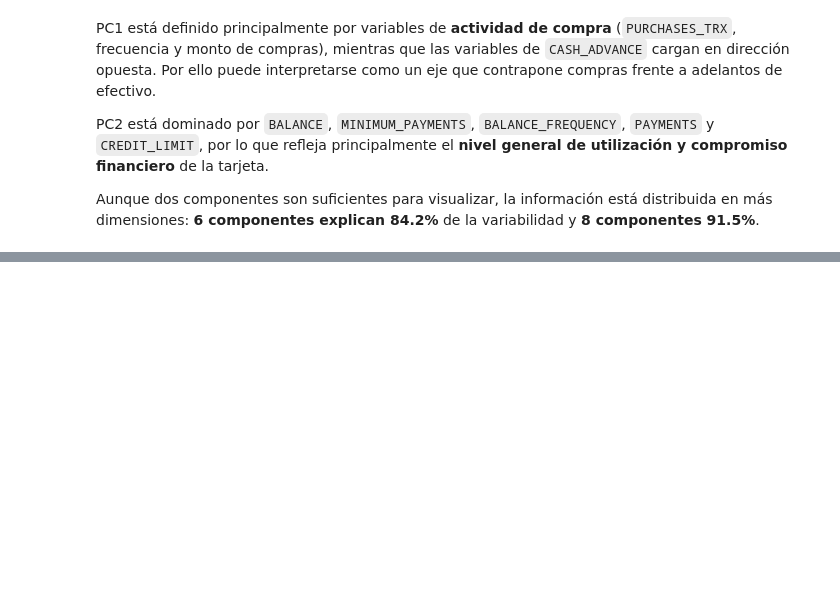
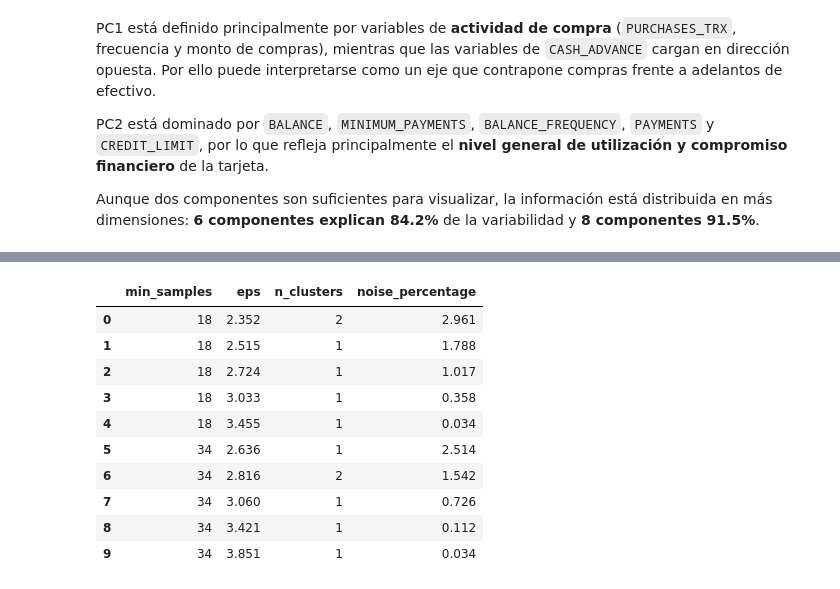
Before and after one commit to gonzalobello77/customer-segmentation, a Jupyter notebook: notebooks/02_segmentation_modeling.ipynb, the cells around one changed output, grey strips where cells are left out. Cells and saved outputs as stored; diff of their text form; code cells hidden in the pictures; blank space fills up the shorter version.

```diff
--- a/notebooks/02_segmentation_modeling.ipynb
+++ b/notebooks/02_segmentation_modeling.ipynb
@@ -710,17 +802,0 @@ El gráfico muestra un incremento más pronunciado aproximadamente alrededor de
-# %%
-eps_values = [1.8, 1.9, 1.95, 2.0, 2.2, 2.4, 2.6]
-dbscan_results = []
-
-for eps in eps_values:
-    labels = DBSCAN(eps=eps, min_samples=5).fit_predict(X_scaled)
-
-    n_clusters = len(set(labels)) - (1 if -1 in labels else 0)
-    noise_percentage = np.mean(labels == -1) * 100
-
-    dbscan_results.append({
-        "eps": eps,
-        "n_clusters": n_clusters,
-        "noise_percentage": noise_percentage,
-    })
-
-pd.DataFrame(dbscan_results).round(2)
@@ -777,0 +848,55 @@ PCA permitió visualizar parte de esta estructura: las dos primeras componentes
+# %%
+dbscan_results = []
+
+n_features = X_scaled.shape[1]
+
+for min_samples in [n_features + 1, 2 * n_features]:
+
+    neighbors = NearestNeighbors(
+        n_neighbors=min_samples
+    )
+    neighbors.fit(X_scaled)
+
+    distances, _ = neighbors.kneighbors(X_scaled)
+    k_distances = distances[:, -1]
+
+    eps_values = np.quantile(
+        k_distances,
+        [0.90, 0.925, 0.95, 0.975, 0.99]
+    )
+
+    for eps in eps_values:
+
+        labels = DBSCAN(
+            eps=eps,
+            min_samples=min_samples
+        ).fit_predict(X_scaled)
+
+        n_clusters = len(set(labels)) - (1 if -1 in labels else 0)
+
+        noise_percentage = (
+            np.mean(labels == -1) * 100
+        )
+
+        dbscan_results.append({
+            "min_samples": min_samples,
+            "eps": eps,
+            "n_clusters": n_clusters,
+            "noise_percentage": noise_percentage
+        })
+
+dbscan_results = pd.DataFrame(dbscan_results)
+
+dbscan_results.round(3)
+# %% [output]
+|  | min_samples | eps | n_clusters | noise_percentage |
+| 0 | 18 | 2.352 | 2 | 2.961 |
+| 1 | 18 | 2.515 | 1 | 1.788 |
+| 2 | 18 | 2.724 | 1 | 1.017 |
+| 3 | 18 | 3.033 | 1 | 0.358 |
+| 4 | 18 | 3.455 | 1 | 0.034 |
+| 5 | 34 | 2.636 | 1 | 2.514 |
+| 6 | 34 | 2.816 | 2 | 1.542 |
+| 7 | 34 | 3.060 | 1 | 0.726 |
+| 8 | 34 | 3.421 | 1 | 0.112 |
+| 9 | 34 | 3.851 | 1 | 0.034 |
```
Also changed, not shown: parts of 19 cells of this notebook, 9 other files.
